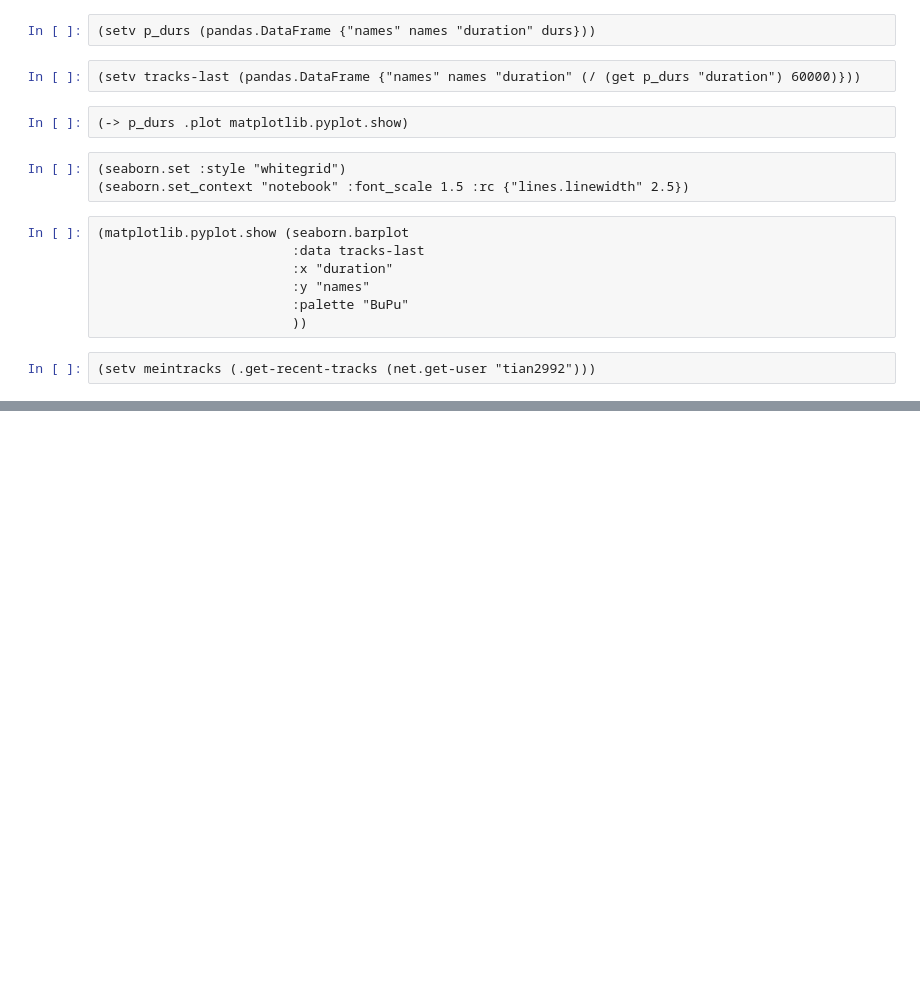
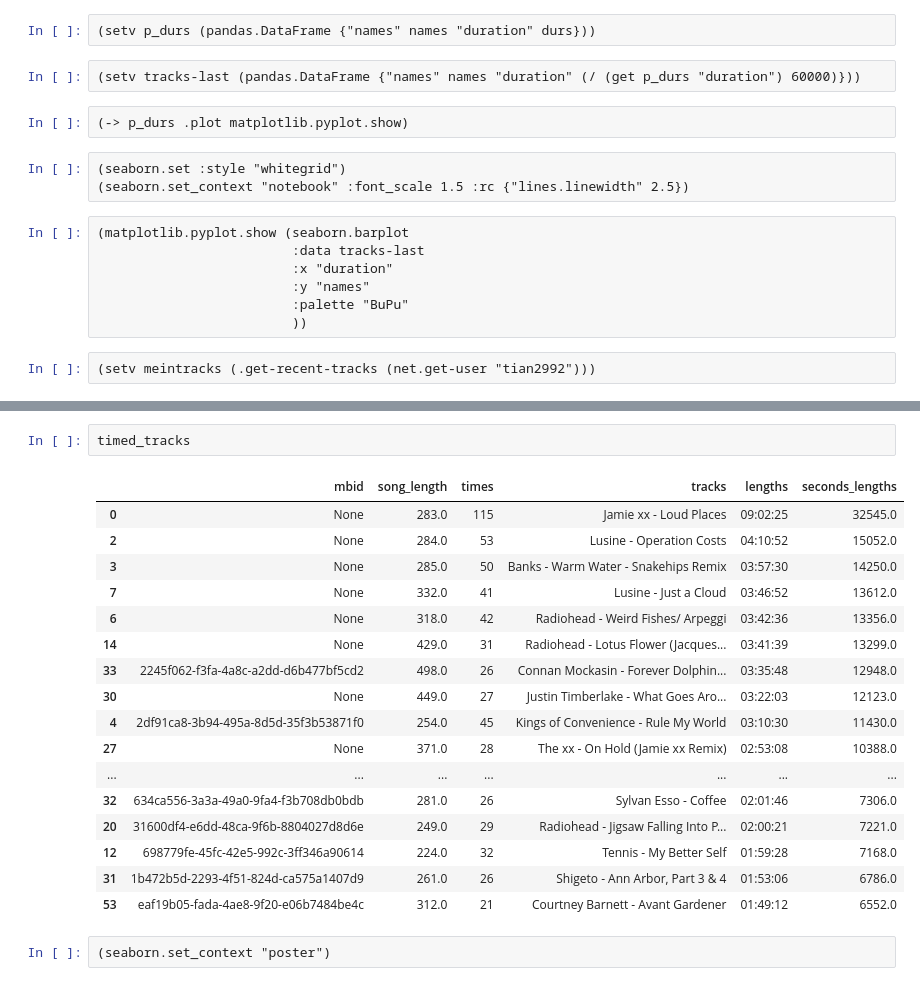
Before and after one commit to tian2992/playlisp, a Jupyter notebook: explorar.ipynb, the cells around one changed output, grey strips where cells are left out. Saved outputs shown, nothing was run; the diff lists cells and outputs as text; blank space fills up the shorter version.

```diff
--- a/explorar.ipynb
+++ b/explorar.ipynb
@@ -49,0 +167,22 @@ meintracks
+# %%
+timed_tracks
+# %% [output]
+|  | mbid | song_length | times | tracks | lengths | seconds_lengths |
+| 0 | None | 283.0 | 115 | Jamie xx - Loud Places | 09:02:25 | 32545.0 |
+| 2 | None | 284.0 | 53 | Lusine - Operation Costs | 04:10:52 | 15052.0 |
+| 3 | None | 285.0 | 50 | Banks - Warm Water - Snakehips Remix | 03:57:30 | 14250.0 |
+| 7 | None | 332.0 | 41 | Lusine - Just a Cloud | 03:46:52 | 13612.0 |
+| 6 | None | 318.0 | 42 | Radiohead - Weird Fishes/ Arpeggi | 03:42:36 | 13356.0 |
+| 14 | None | 429.0 | 31 | Radiohead - Lotus Flower (Jacques... | 03:41:39 | 13299.0 |
+| 33 | 2245f062-f3fa-4a8c-a2dd-d6b477bf5cd2 | 498.0 | 26 | Connan Mockasin - Forever Dolphin... | 03:35:48 | 12948.0 |
+| 30 | None | 449.0 | 27 | Justin Timberlake - What Goes Aro... | 03:22:03 | 12123.0 |
+| 4 | 2df91ca8-3b94-495a-8d5d-35f3b53871f0 | 254.0 | 45 | Kings of Convenience - Rule My World | 03:10:30 | 11430.0 |
+| 27 | None | 371.0 | 28 | The xx - On Hold (Jamie xx Remix) | 02:53:08 | 10388.0 |
+| ... | ... | ... | ... | ... | ... | ... |
+| 32 | 634ca556-3a3a-49a0-9fa4-f3b708db0bdb | 281.0 | 26 | Sylvan Esso - Coffee | 02:01:46 | 7306.0 |
+| 20 | 31600df4-e6dd-48ca-9f6b-8804027d8d6e | 249.0 | 29 | Radiohead - Jigsaw Falling Into P... | 02:00:21 | 7221.0 |
+| 12 | 698779fe-45fc-42e5-992c-3ff346a90614 | 224.0 | 32 | Tennis - My Better Self | 01:59:28 | 7168.0 |
+| 31 | 1b472b5d-2293-4f51-824d-ca575a1407d9 | 261.0 | 26 | Shigeto - Ann Arbor, Part 3 & 4 | 01:53:06 | 6786.0 |
+| 53 | eaf19b05-fada-4ae8-9f20-e06b7484be4c | 312.0 | 21 | Courtney Barnett - Avant Gardener | 01:49:12 | 6552.0 |
+# %%
+(seaborn.set_context "poster")
```
Also changed, not shown: parts of 30 cells of this notebook.
